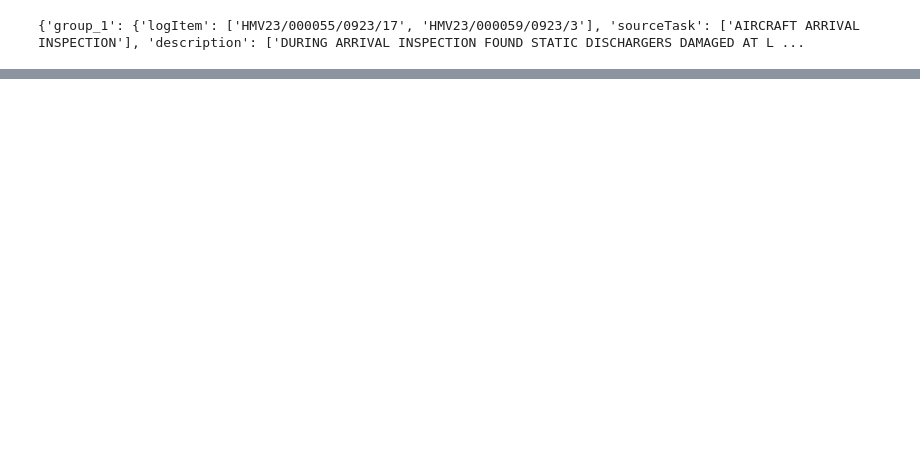
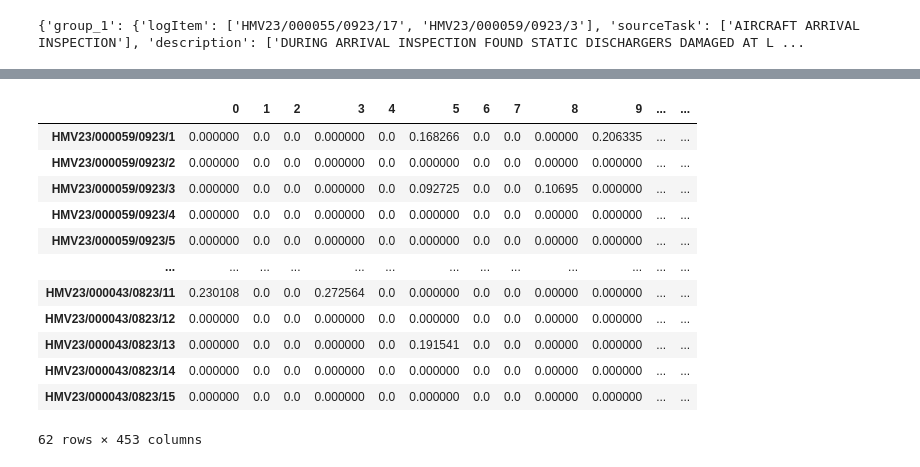
Before and after one commit to ranjithnrjk/gmr, a Jupyter notebook: flight_maintenance.ipynb, the cells around one changed output, grey strips where cells are left out. Saved outputs shown, nothing was run; the diff lists cells and outputs as text; code cells hidden in the pictures; blank space fills up the shorter version.

```diff
--- a/flight_maintenance.ipynb
+++ b/flight_maintenance.ipynb
@@ -1326,0 +800,16 @@ df_spare_parts.head(2)
+# %%
+description_embeddings.T
+# %% [output]
+|  | 0 | 1 | 2 | 3 | 4 | 5 | 6 | 7 | 8 | 9 | ... | ... |
+| HMV23/000059/0923/1 | 0.000000 | 0.0 | 0.0 | 0.000000 | 0.0 | 0.168266 | 0.0 | 0.0 | 0.00000 | 0.206335 | ... | ... |
+| HMV23/000059/0923/2 | 0.000000 | 0.0 | 0.0 | 0.000000 | 0.0 | 0.000000 | 0.0 | 0.0 | 0.00000 | 0.000000 | ... | ... |
+| HMV23/000059/0923/3 | 0.000000 | 0.0 | 0.0 | 0.000000 | 0.0 | 0.092725 | 0.0 | 0.0 | 0.10695 | 0.000000 | ... | ... |
+| HMV23/000059/0923/4 | 0.000000 | 0.0 | 0.0 | 0.000000 | 0.0 | 0.000000 | 0.0 | 0.0 | 0.00000 | 0.000000 | ... | ... |
+| HMV23/000059/0923/5 | 0.000000 | 0.0 | 0.0 | 0.000000 | 0.0 | 0.000000 | 0.0 | 0.0 | 0.00000 | 0.000000 | ... | ... |
+| ... | ... | ... | ... | ... | ... | ... | ... | ... | ... | ... | ... | ... |
+| HMV23/000043/0823/11 | 0.230108 | 0.0 | 0.0 | 0.272564 | 0.0 | 0.000000 | 0.0 | 0.0 | 0.00000 | 0.000000 | ... | ... |
+| HMV23/000043/0823/12 | 0.000000 | 0.0 | 0.0 | 0.000000 | 0.0 | 0.000000 | 0.0 | 0.0 | 0.00000 | 0.000000 | ... | ... |
+| HMV23/000043/0823/13 | 0.000000 | 0.0 | 0.0 | 0.000000 | 0.0 | 0.191541 | 0.0 | 0.0 | 0.00000 | 0.000000 | ... | ... |
+| HMV23/000043/0823/14 | 0.000000 | 0.0 | 0.0 | 0.000000 | 0.0 | 0.000000 | 0.0 | 0.0 | 0.00000 | 0.000000 | ... | ... |
+| HMV23/000043/0823/15 | 0.000000 | 0.0 | 0.0 | 0.000000 | 0.0 | 0.000000 | 0.0 | 0.0 | 0.00000 | 0.000000 | ... | ... |
+62 rows × 453 columns
```
Also changed, not shown: parts of 83 cells of this notebook, 6 other files.
